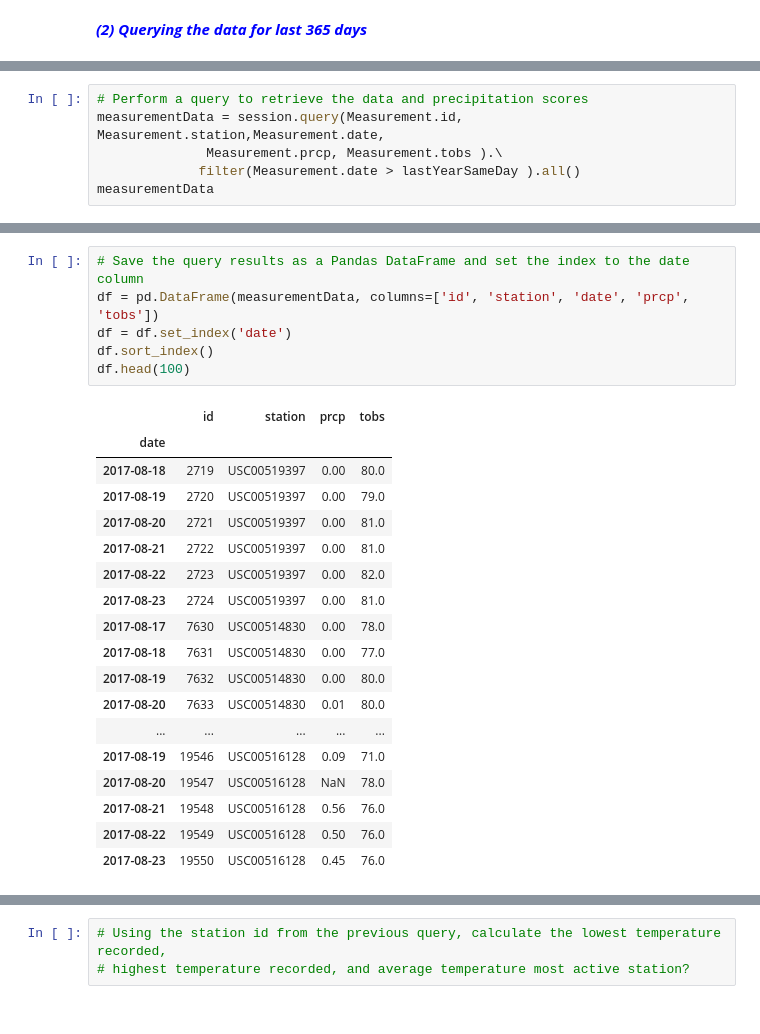
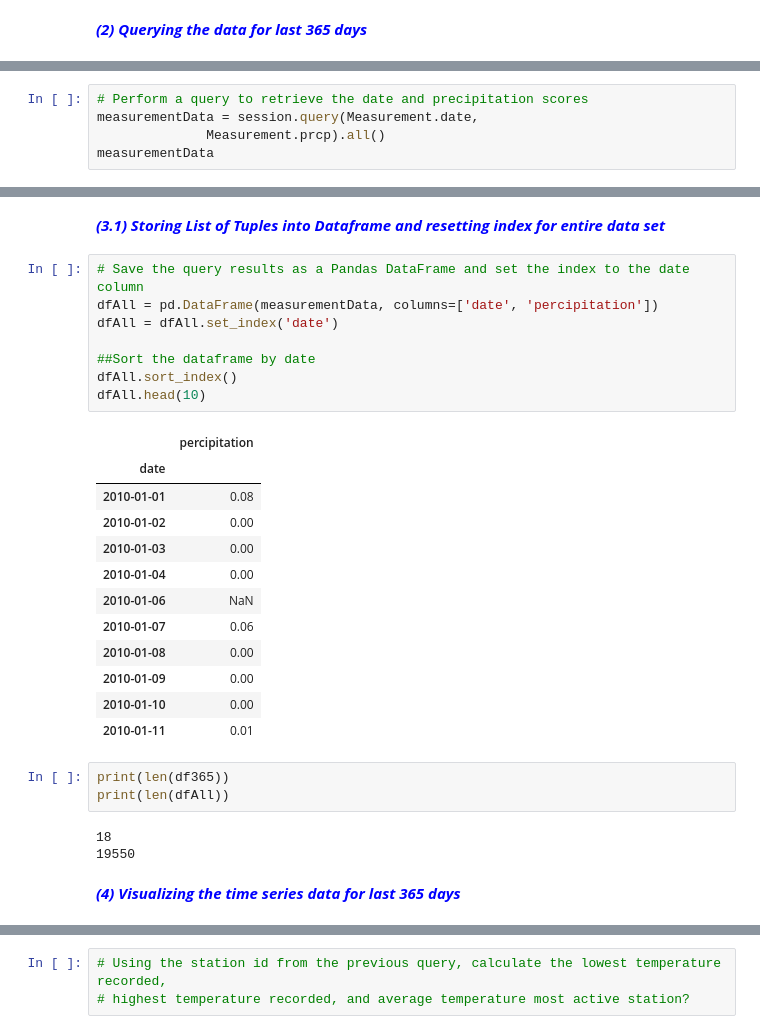
Before and after one commit to xaskoiking/HW_11_Advanced-Data-Storage-and-Retrieval, a Jupyter notebook: climate_starter.ipynb, the cells around one changed output, grey strips where cells are left out. Cells and saved outputs as stored; diff of their text form.

```diff
--- a/climate_starter.ipynb
+++ b/climate_starter.ipynb
@@ -123,7 +148,6 @@ lastYearSameDay
 # %%
-# Perform a query to retrieve the data and precipitation scores
-measurementData = session.query(Measurement.id, Measurement.station,Measurement.date,
-              Measurement.prcp, Measurement.tobs ).\
-             filter(Measurement.date > lastYearSameDay ).all()
+# Perform a query to retrieve the date and precipitation scores
+measurementData = session.query(Measurement.date,
+              Measurement.prcp).all()
 measurementData
 # %% [output]
@@ -149,26 +194,32 @@ measurementData
+# %% [markdown]
+<b><font color='blue'>_(3.1) Storing List of Tuples into Dataframe and resetting index for entire data set_</font>
 # %%
 # Save the query results as a Pandas DataFrame and set the index to the date column
-df = pd.DataFrame(measurementData, columns=['id', 'station', 'date', 'prcp', 'tobs'])
-df = df.set_index('date')
-df.sort_index()
-df.head(100)
+dfAll = pd.DataFrame(measurementData, columns=['date', 'percipitation'])
+dfAll = dfAll.set_index('date')
+
+##Sort the dataframe by date
+dfAll.sort_index()
+dfAll.head(10)
 # %% [output]
-|  | id | station | prcp | tobs |
-| date |  |  |  |  |
-| 2017-08-18 | 2719 | USC00519397 | 0.00 | 80.0 |
-| 2017-08-19 | 2720 | USC00519397 | 0.00 | 79.0 |
-| 2017-08-20 | 2721 | USC00519397 | 0.00 | 81.0 |
-| 2017-08-21 | 2722 | USC00519397 | 0.00 | 81.0 |
-| 2017-08-22 | 2723 | USC00519397 | 0.00 | 82.0 |
-| 2017-08-23 | 2724 | USC00519397 | 0.00 | 81.0 |
-| 2017-08-17 | 7630 | USC00514830 | 0.00 | 78.0 |
-| 2017-08-18 | 7631 | USC00514830 | 0.00 | 77.0 |
-| 2017-08-19 | 7632 | USC00514830 | 0.00 | 80.0 |
-| 2017-08-20 | 7633 | USC00514830 | 0.01 | 80.0 |
-| ... | ... | ... | ... | ... |
-| 2017-08-19 | 19546 | USC00516128 | 0.09 | 71.0 |
-| 2017-08-20 | 19547 | USC00516128 | NaN | 78.0 |
-| 2017-08-21 | 19548 | USC00516128 | 0.56 | 76.0 |
-| 2017-08-22 | 19549 | USC00516128 | 0.50 | 76.0 |
-| 2017-08-23 | 19550 | USC00516128 | 0.45 | 76.0 |
+|  | percipitation |
+| date |  |
+| 2010-01-01 | 0.08 |
+| 2010-01-02 | 0.00 |
+| 2010-01-03 | 0.00 |
+| 2010-01-04 | 0.00 |
+| 2010-01-06 | NaN |
+| 2010-01-07 | 0.06 |
+| 2010-01-08 | 0.00 |
+| 2010-01-09 | 0.00 |
+| 2010-01-10 | 0.00 |
+| 2010-01-11 | 0.01 |
+# %%
+print(len(df365))
+print(len(dfAll))
+# %% [output]
+18
+19550
+# %% [markdown]
+<b><font color='blue'>_(4) Visualizing the time series data for last 365 days_</font>
 # %%
```
Also changed, not shown: parts of 22 cells of this notebook.
